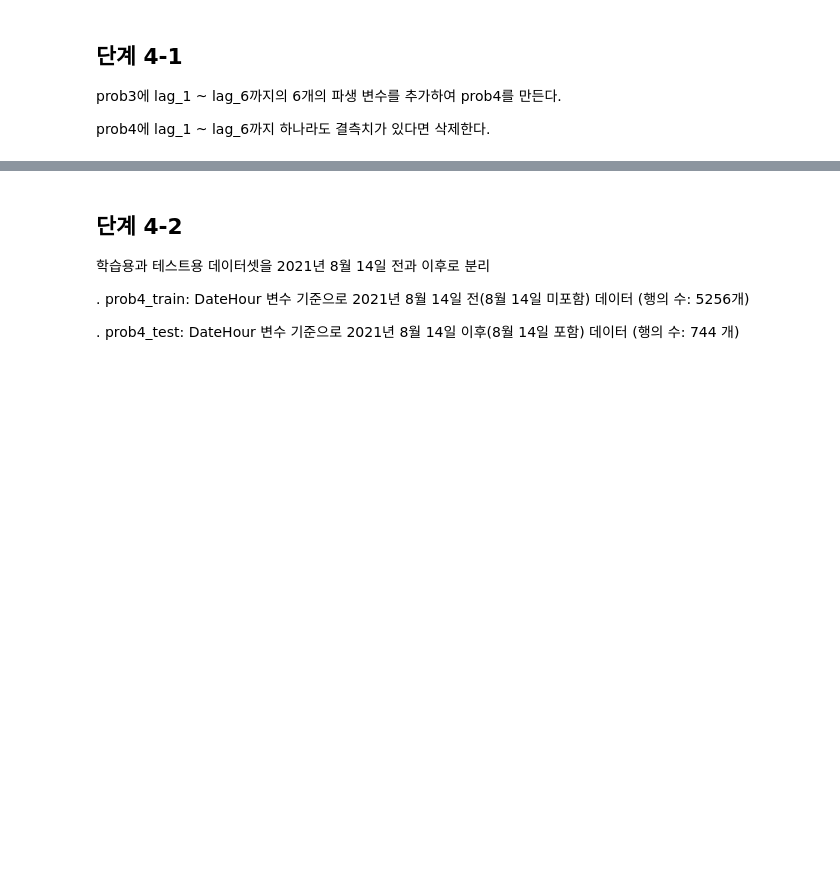
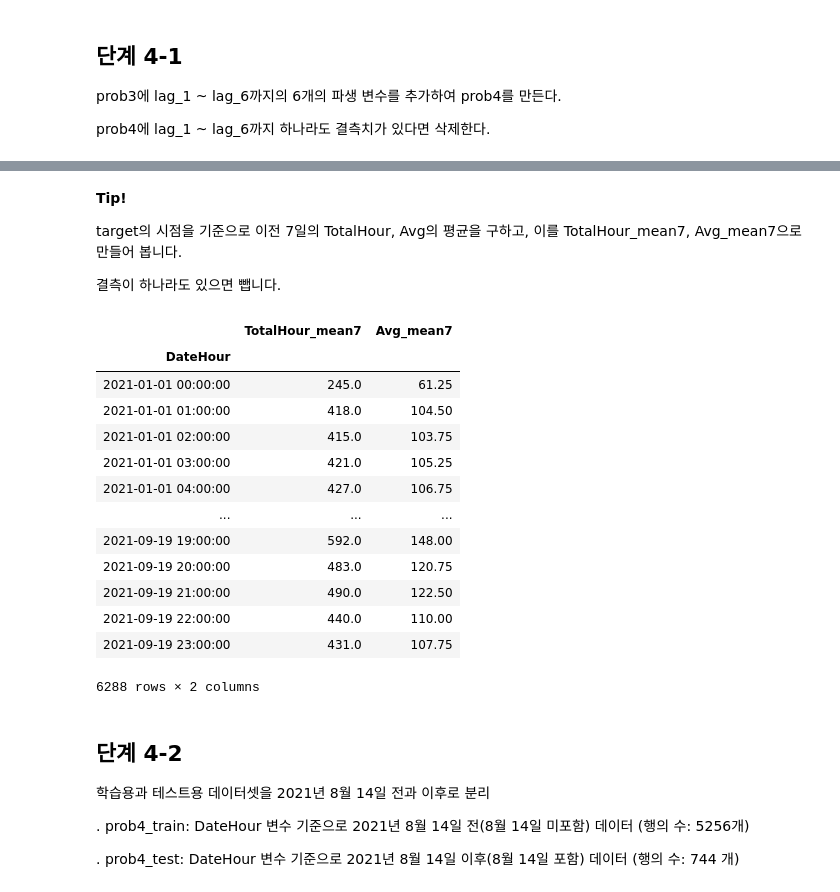
Before and after one commit to sunkusun9/DS_lv3_2404_2, a Jupyter notebook: sec_ds_lv3_prob3_prob.ipynb, the cells around one changed output, grey strips where cells are left out. Cells and saved outputs as stored; diff of their text form; code cells hidden in the pictures; blank space fills up the shorter version.

```diff
--- a/sec_ds_lv3_prob3_prob.ipynb
+++ b/sec_ds_lv3_prob3_prob.ipynb
@@ -1085,3 +1103,34 @@ prob4에 lag_1 ~ lag_6까지 하나라도 결측치가 있다면 삭제한다.
+# %% [markdown]
+**Tip!**
+
+target의 시점을 기준으로 이전 7일의 TotalHour, Avg의 평균을 구하고, 이를 TotalHour_mean7, Avg_mean7으로 만들어 봅니다.
+
+결측이 하나라도 있으면 뺍니다.
+# %%
+pd.concat([
+    pd.concat(
+        [
+            pd.Series(df_prob3[j].values, index=df_prob3.index + pd.Timedelta(days = i), name='lag_{}'.format(i))
+            for i in range(0, 7)
+        ], axis=1
+    ).mean(axis=1).rename('{}_mean7'.format(j))
+    for j in ['TotalHour', 'Avg']
+], axis=1)
+# %% [output]
+|  | TotalHour_mean7 | Avg_mean7 |
+| DateHour |  |  |
+| 2021-01-01 00:00:00 | 245.0 | 61.25 |
+| 2021-01-01 01:00:00 | 418.0 | 104.50 |
+| 2021-01-01 02:00:00 | 415.0 | 103.75 |
+| 2021-01-01 03:00:00 | 421.0 | 105.25 |
+| 2021-01-01 04:00:00 | 427.0 | 106.75 |
+| ... | ... | ... |
+| 2021-09-19 19:00:00 | 592.0 | 148.00 |
+| 2021-09-19 20:00:00 | 483.0 | 120.75 |
+| 2021-09-19 21:00:00 | 490.0 | 122.50 |
+| 2021-09-19 22:00:00 | 440.0 | 110.00 |
+| 2021-09-19 23:00:00 | 431.0 | 107.75 |
+6288 rows × 2 columns
 # %% [markdown]
 ## 단계 4-2
 
```
Also changed, not shown: parts of 88 cells of this notebook.
